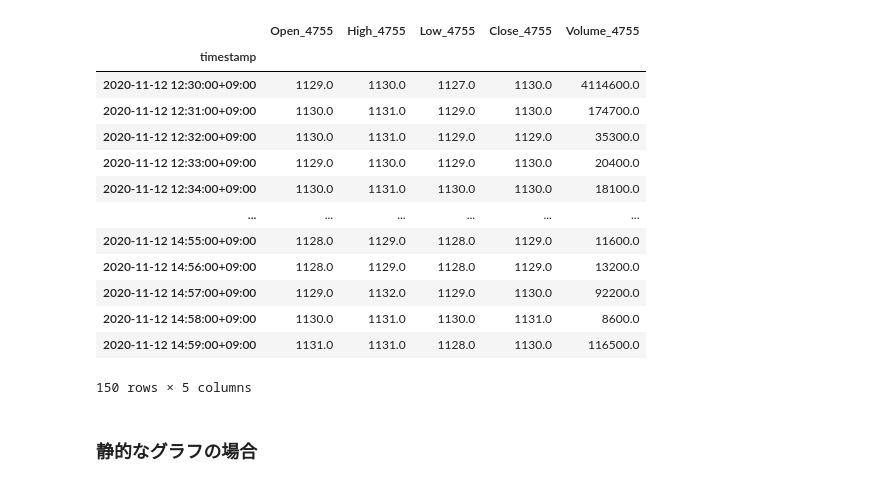
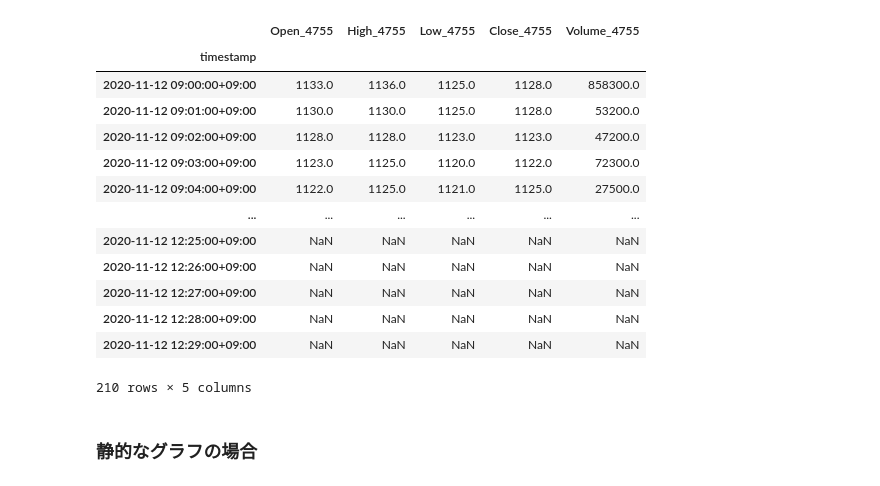
Before and after one commit to deepgreenAN/BokehCandleStick, a Jupyter notebook: bokeh_candle_stick_simple_using.ipynb, the cells around one changed output. Saved outputs shown, nothing was run; the diff lists cells and outputs as text; code cells hidden in the pictures.

```diff
--- a/bokeh_candle_stick_simple_using.ipynb
+++ b/bokeh_candle_stick_simple_using.ipynb
@@ -20,29 +20,29 @@ stock_df = stockloader.load()
 # %%
 day_before = datetime.date.today() - datetime.timedelta(days=2)  # 今日のデータはないので，一昨日
 
 
 jst_timezone = timezone("Asia/Tokyo")
-#start_time = jst_timezone.localize(datetime.datetime(day_before.year, day_before.month, day_before.day, 9, 0, 0))
-start_time = jst_timezone.localize(datetime.datetime(day_before.year, day_before.month, day_before.day, 12, 30, 0))
-#end_time = jst_timezone.localize(datetime.datetime(day_before.year, day_before.month, day_before.day, 12, 30, 0))
-end_time = jst_timezone.localize(datetime.datetime(day_before.year, day_before.month, day_before.day, 15, 0, 0))
+start_time = jst_timezone.localize(datetime.datetime(day_before.year, day_before.month, day_before.day, 9, 0, 0))
+#start_time = jst_timezone.localize(datetime.datetime(day_before.year, day_before.month, day_before.day, 12, 30, 0))
+end_time = jst_timezone.localize(datetime.datetime(day_before.year, day_before.month, day_before.day, 12, 30, 0))
+#end_time = jst_timezone.localize(datetime.datetime(day_before.year, day_before.month, day_before.day, 15, 0, 0))
 sub_stock_df = stock_df[(stock_df.index>=start_time)&(stock_df.index<end_time)].copy()  # locとスライスを利用すると両端を含めてしまうため
 sub_stock_df
 # %% [output]
 |  | Open_4755 | High_4755 | Low_4755 | Close_4755 | Volume_4755 |
 | timestamp |  |  |  |  |  |
-| 2020-11-12 12:30:00+09:00 | 1129.0 | 1130.0 | 1127.0 | 1130.0 | 4114600.0 |
-| 2020-11-12 12:31:00+09:00 | 1130.0 | 1131.0 | 1129.0 | 1130.0 | 174700.0 |
-| 2020-11-12 12:32:00+09:00 | 1130.0 | 1131.0 | 1129.0 | 1129.0 | 35300.0 |
-| 2020-11-12 12:33:00+09:00 | 1129.0 | 1130.0 | 1129.0 | 1130.0 | 20400.0 |
-| 2020-11-12 12:34:00+09:00 | 1130.0 | 1131.0 | 1130.0 | 1130.0 | 18100.0 |
+| 2020-11-12 09:00:00+09:00 | 1133.0 | 1136.0 | 1125.0 | 1128.0 | 858300.0 |
+| 2020-11-12 09:01:00+09:00 | 1130.0 | 1130.0 | 1125.0 | 1128.0 | 53200.0 |
+| 2020-11-12 09:02:00+09:00 | 1128.0 | 1128.0 | 1123.0 | 1123.0 | 47200.0 |
+| 2020-11-12 09:03:00+09:00 | 1123.0 | 1125.0 | 1120.0 | 1122.0 | 72300.0 |
+| 2020-11-12 09:04:00+09:00 | 1122.0 | 1125.0 | 1121.0 | 1125.0 | 27500.0 |
 | ... | ... | ... | ... | ... | ... |
-| 2020-11-12 14:55:00+09:00 | 1128.0 | 1129.0 | 1128.0 | 1129.0 | 11600.0 |
-| 2020-11-12 14:56:00+09:00 | 1128.0 | 1129.0 | 1128.0 | 1129.0 | 13200.0 |
-| 2020-11-12 14:57:00+09:00 | 1129.0 | 1132.0 | 1129.0 | 1130.0 | 92200.0 |
-| 2020-11-12 14:58:00+09:00 | 1130.0 | 1131.0 | 1130.0 | 1131.0 | 8600.0 |
-| 2020-11-12 14:59:00+09:00 | 1131.0 | 1131.0 | 1128.0 | 1130.0 | 116500.0 |
+| 2020-11-12 12:25:00+09:00 | NaN | NaN | NaN | NaN | NaN |
+| 2020-11-12 12:26:00+09:00 | NaN | NaN | NaN | NaN | NaN |
+| 2020-11-12 12:27:00+09:00 | NaN | NaN | NaN | NaN | NaN |
+| 2020-11-12 12:28:00+09:00 | NaN | NaN | NaN | NaN | NaN |
+| 2020-11-12 12:29:00+09:00 | NaN | NaN | NaN | NaN | NaN |
-150 rows × 5 columns
+210 rows × 5 columns
 # %% [markdown]
 ### 静的なグラフの場合
 # %%
```
Also changed, not shown: 2 other files.
